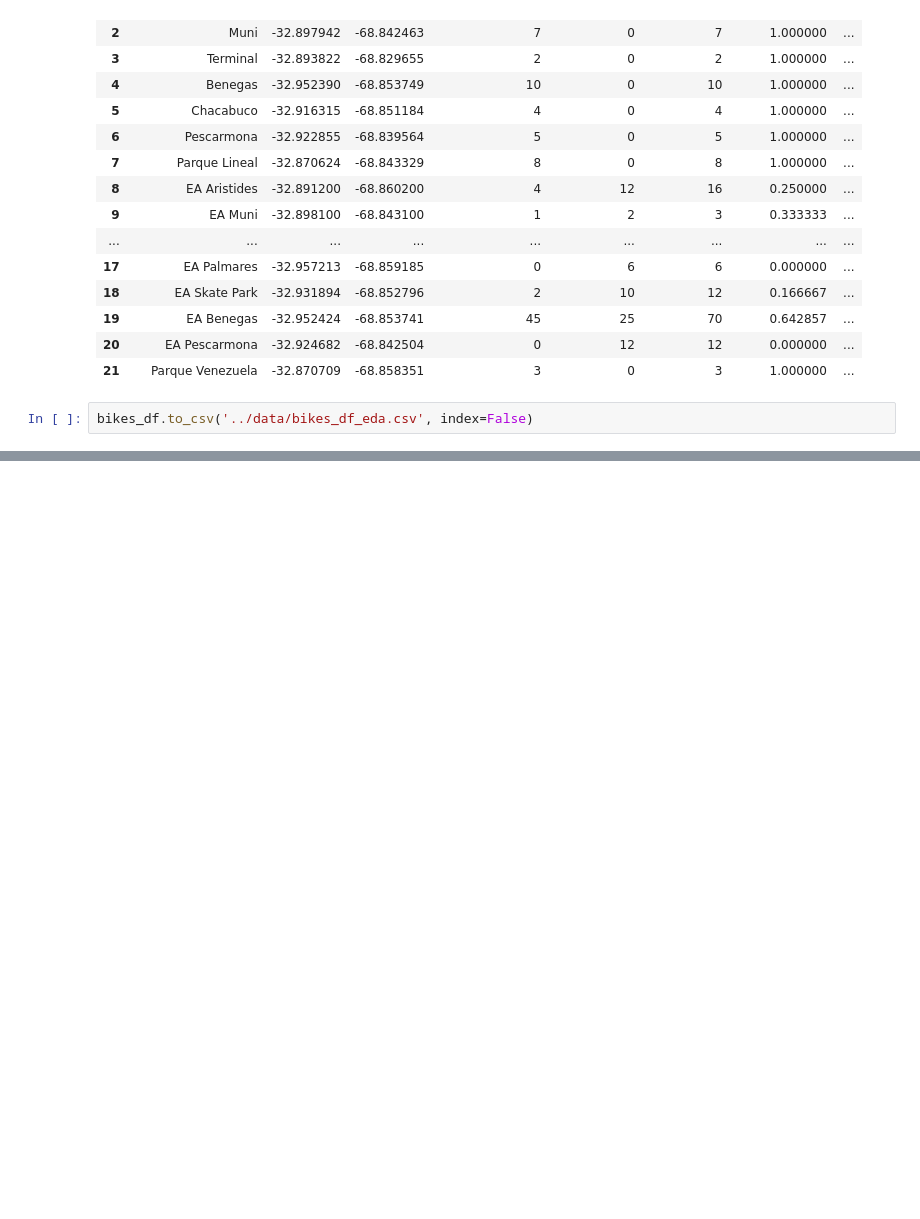
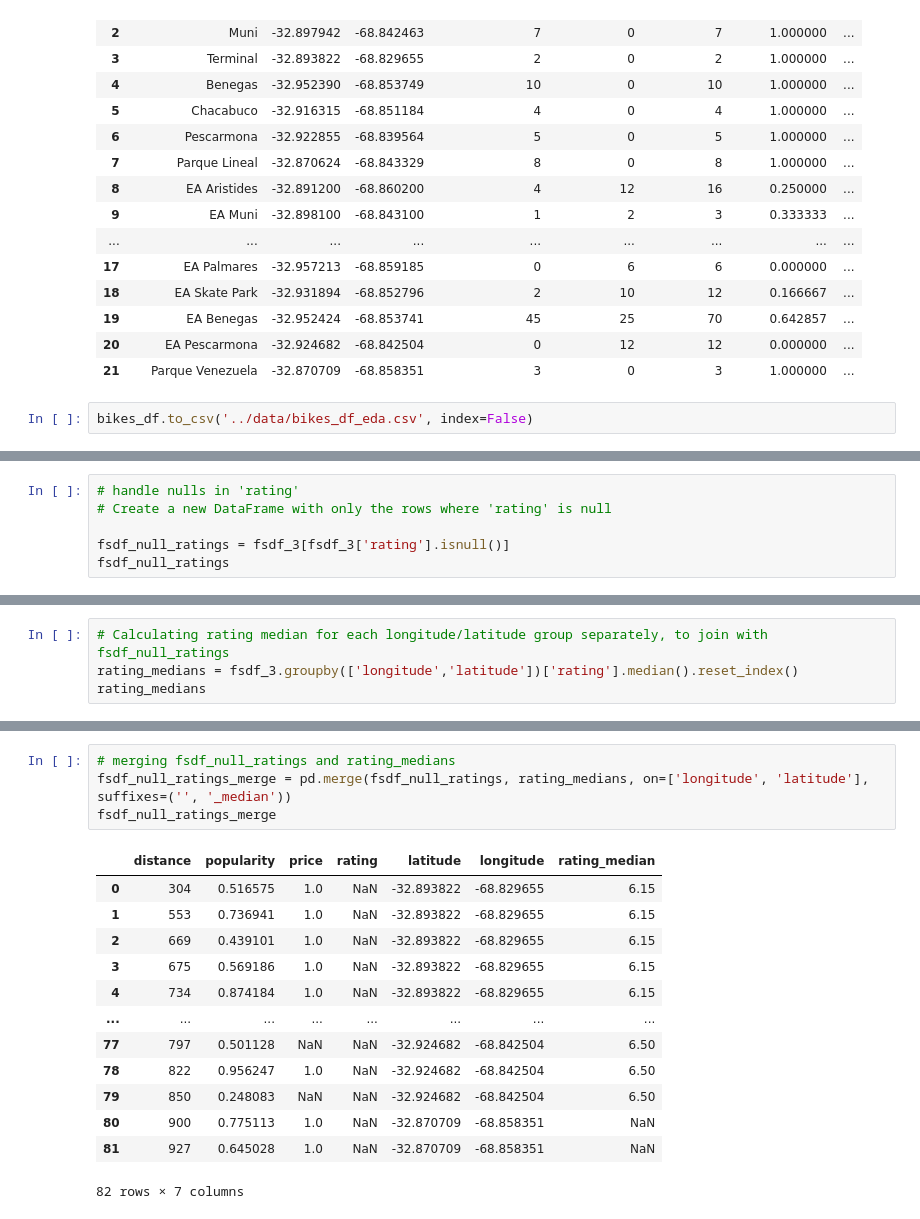
Before and after one commit to TayyubaK/Statistical-Modelling-Project, a Jupyter notebook: notebooks/EDA_part1_part2.ipynb, the cells around one changed output, grey strips where cells are left out. Drawn from its saved outputs; the diff is of its cells as text; blank space fills up the shorter version.

```diff
--- a/notebooks/EDA_part1_part2.ipynb
+++ b/notebooks/EDA_part1_part2.ipynb
@@ -69,0 +222,6 @@ bikes_df.to_csv('../data/bikes_df_eda.csv', index=False)
+# %%
+# handle nulls in 'rating'
+# Create a new DataFrame with only the rows where 'rating' is null
+
+fsdf_null_ratings = fsdf_3[fsdf_3['rating'].isnull()]
+fsdf_null_ratings
@@ -69,0 +242,4 @@ bikes_df.to_csv('../data/bikes_df_eda.csv', index=False)
+# %%
+# Calculating rating median for each longitude/latitude group separately, to join with fsdf_null_ratings
+rating_medians = fsdf_3.groupby(['longitude','latitude'])['rating'].median().reset_index()
+rating_medians
@@ -69,0 +264,18 @@ bikes_df.to_csv('../data/bikes_df_eda.csv', index=False)
+# %%
+# merging fsdf_null_ratings and rating_medians
+fsdf_null_ratings_merge = pd.merge(fsdf_null_ratings, rating_medians, on=['longitude', 'latitude'], suffixes=('', '_median'))
+fsdf_null_ratings_merge
+# %% [output]
+|  | distance | popularity | price | rating | latitude | longitude | rating_median |
+| 0 | 304 | 0.516575 | 1.0 | NaN | -32.893822 | -68.829655 | 6.15 |
+| 1 | 553 | 0.736941 | 1.0 | NaN | -32.893822 | -68.829655 | 6.15 |
+| 2 | 669 | 0.439101 | 1.0 | NaN | -32.893822 | -68.829655 | 6.15 |
+| 3 | 675 | 0.569186 | 1.0 | NaN | -32.893822 | -68.829655 | 6.15 |
+| 4 | 734 | 0.874184 | 1.0 | NaN | -32.893822 | -68.829655 | 6.15 |
+| ... | ... | ... | ... | ... | ... | ... | ... |
+| 77 | 797 | 0.501128 | NaN | NaN | -32.924682 | -68.842504 | 6.50 |
+| 78 | 822 | 0.956247 | 1.0 | NaN | -32.924682 | -68.842504 | 6.50 |
+| 79 | 850 | 0.248083 | NaN | NaN | -32.924682 | -68.842504 | 6.50 |
+| 80 | 900 | 0.775113 | 1.0 | NaN | -32.870709 | -68.858351 | NaN |
+| 81 | 927 | 0.645028 | 1.0 | NaN | -32.870709 | -68.858351 | NaN |
+82 rows × 7 columns
```
Also changed, not shown: parts of 22 cells of this notebook.
